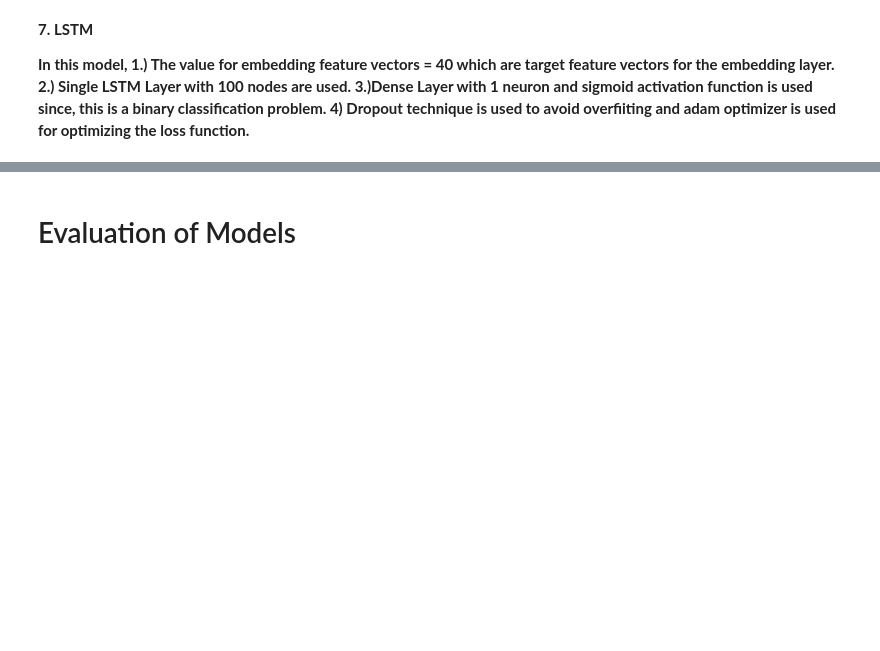
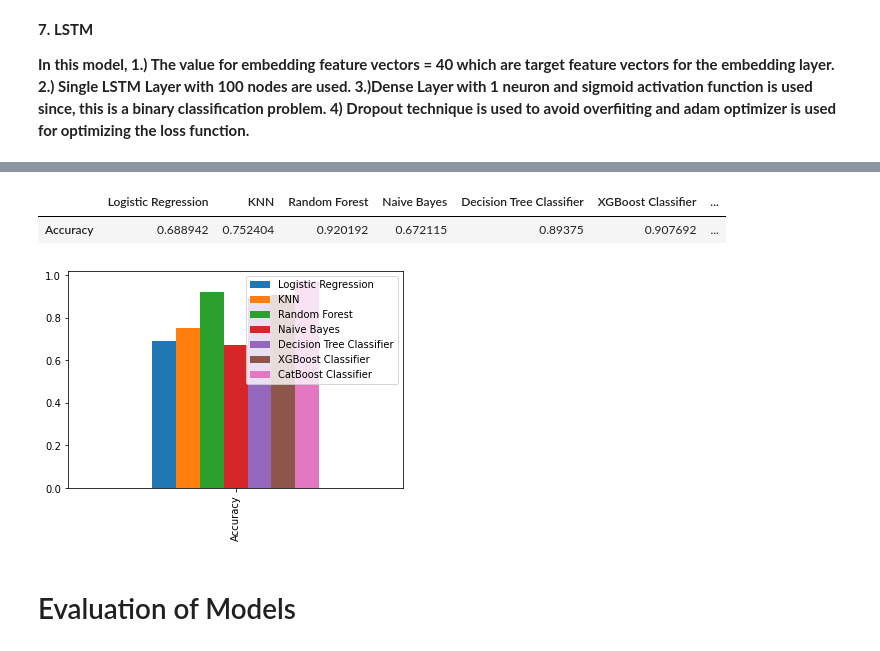
Before and after one commit to khandorvatsal/fake-news-analysis, a Jupyter notebook: fakenews-classification-using-ml-and-deep-learning.ipynb, the cells around one changed output, grey strips where cells are left out. Saved outputs shown, nothing was run; the diff lists cells and outputs as text; code cells hidden in the pictures; blank space fills up the shorter version.

```diff
--- a/fakenews-classification-using-ml-and-deep-learning.ipynb
+++ b/fakenews-classification-using-ml-and-deep-learning.ipynb
@@ -213,0 +231,38 @@ x_test_final = x_test_final
+# %%
+# Put models in a dictionary
+models = {"Logistic Regression": LogisticRegression(),
+          "KNN": KNeighborsClassifier(),
+          "Random Forest": RandomForestClassifier(),
+          "Naive Bayes": MultinomialNB(),
+          "Decision Tree Classifier": DecisionTreeClassifier(),
+          "XGBoost Classifier": XGBClassifier(),
+          "CatBoost Classifier": CatBoostClassifier(iterations=150)}
+
+# Create a function to fit and score models
+def fit_and_score(models, X_train, x_test, Y_train, y_test):
+    """
+    Fits and evaluates given machine learning models.
+    models: a dict of different Scikit-Learn Machine Learning models
+    X_train: Training data (no labels)
+    X_test: Testing data (no labels)
+    y_train: Training labels
+    y_test: Test labels
+    """
+
+    # Set random seed
+    np.random.seed(12)
+
+    # Make a dictionary to keep model scores
+    model_scores = {}
+
+    # Loop through models
+    for name, model in models.items():
+        # Fit the model to the data
+        model.fit(X_train, Y_train)
+        # Evaluate the model and append its score to model_scores
+        model_scores[name] = model.score(x_test, y_test)
+
+    return model_scores
+# %%
+model_scores = fit_and_score(models=models, X_train=X_train, x_test=x_test, Y_train=Y_train, y_test=y_test)
+model_scores
@@ -284,3 +492,13 @@ print(cr)
+# %%
+model_compare = pd.DataFrame(model_scores, index=["Accuracy"])
+model_compare
+# %% [output]
+|  | Logistic Regression | KNN | Random Forest | Naive Bayes | Decision Tree Classifier | XGBoost Classifier | ... |
+| Accuracy | 0.688942 | 0.752404 | 0.920192 | 0.672115 | 0.89375 | 0.907692 | ... |
+# %%
+model_compare.plot(kind="bar");
+# %% [output]
+[figure, added]
 # %% [markdown]
 # Evaluation of Models
 # %% [markdown]
```
Also changed, not shown: parts of 48 cells of this notebook, 5 other files.
